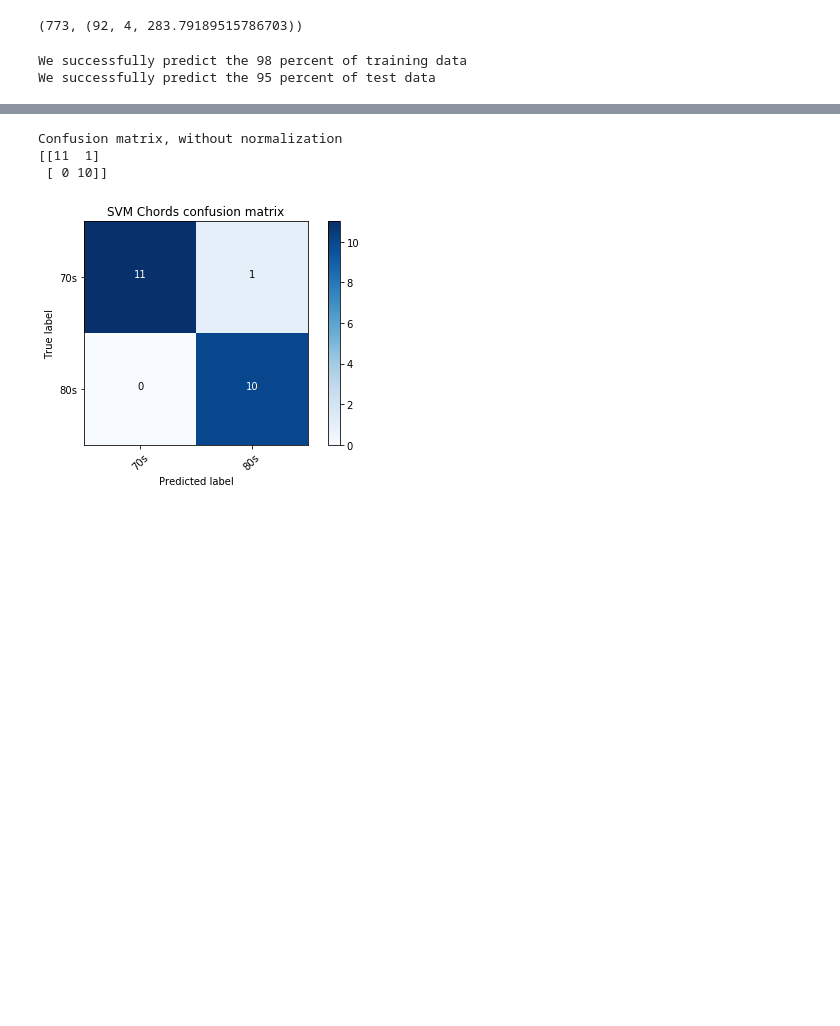
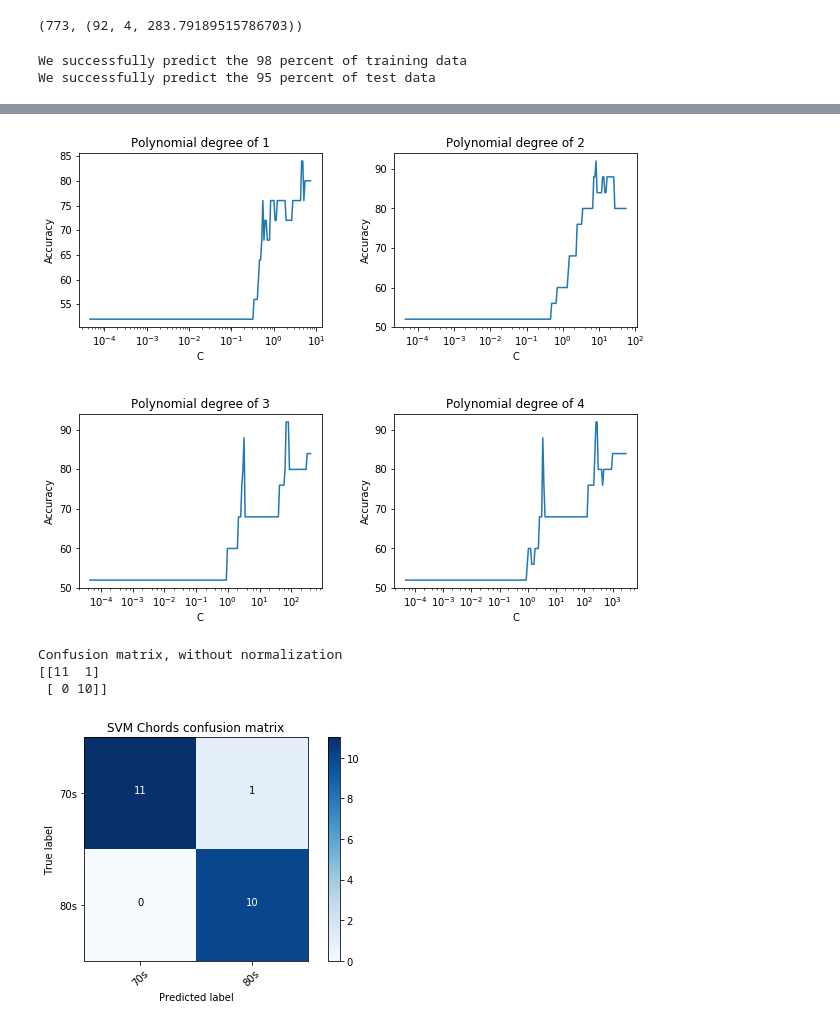
Before and after one commit to Cuspian/MachineLearning, a Jupyter notebook: MIDIReader.ipynb, the cells around one changed output, grey strips where cells are left out. Saved outputs shown, nothing was run; the diff lists cells and outputs as text; code cells hidden in the pictures; blank space fills up the shorter version.

```diff
--- a/MIDIReader.ipynb
+++ b/MIDIReader.ipynb
@@ -214,12 +214,3 @@ print "We successfully predict the {} percent of test data".format((Y_test==clf.
 # %% [output]
 We successfully predict the 98 percent of training data
 We successfully predict the 95 percent of test data
-# %%
-def plotter(degree, title):
-    fig, ax = plt.subplots(figsize = (8,6))
-    ax.set_xlabel("log(C)")
-    ax.set_ylabel("Accuracy")
-    ax.set_title(title+" accuracy vs log(C) for degree of "+ str(degree + 1))
-    ax.semilogx()
-    plot_ = plt.plot(map(lambda x: x[2], fitted[degree]), map(lambda x: x[0], fitted[degree]))
-    return True
@@ -233,3 +217,19 @@ outputs = map(plotter, range(0, 4), ["SVM chords"]*4)
+# %%
+def plotter():
+    fig = plt.figure(figsize=(10, 8))
+    fig.subplots_adjust(left=None, bottom=None, right=None, top=None, wspace=0.3, hspace=0.5)
+    for i in range (1, 5):
+        ax = fig.add_subplot(2, 2, i)
+        ax.set_title("Polynomial degree of " + str(i))
+        ax.set_ylabel("Accuracy")
+        ax.set_xlabel("C")
+        ax.semilogx()
+        plot_ = plt.plot(map(lambda x: x[2], fitted[i-1]), map(lambda x: x[0], fitted[i-1]))
+    return True
+# %%
+p = plotter()
+# %% [output]
+[figure, added]
 # %%
 # Confusion matrix
 Y_test
```
Also changed, not shown: parts of 24 cells of this notebook.
